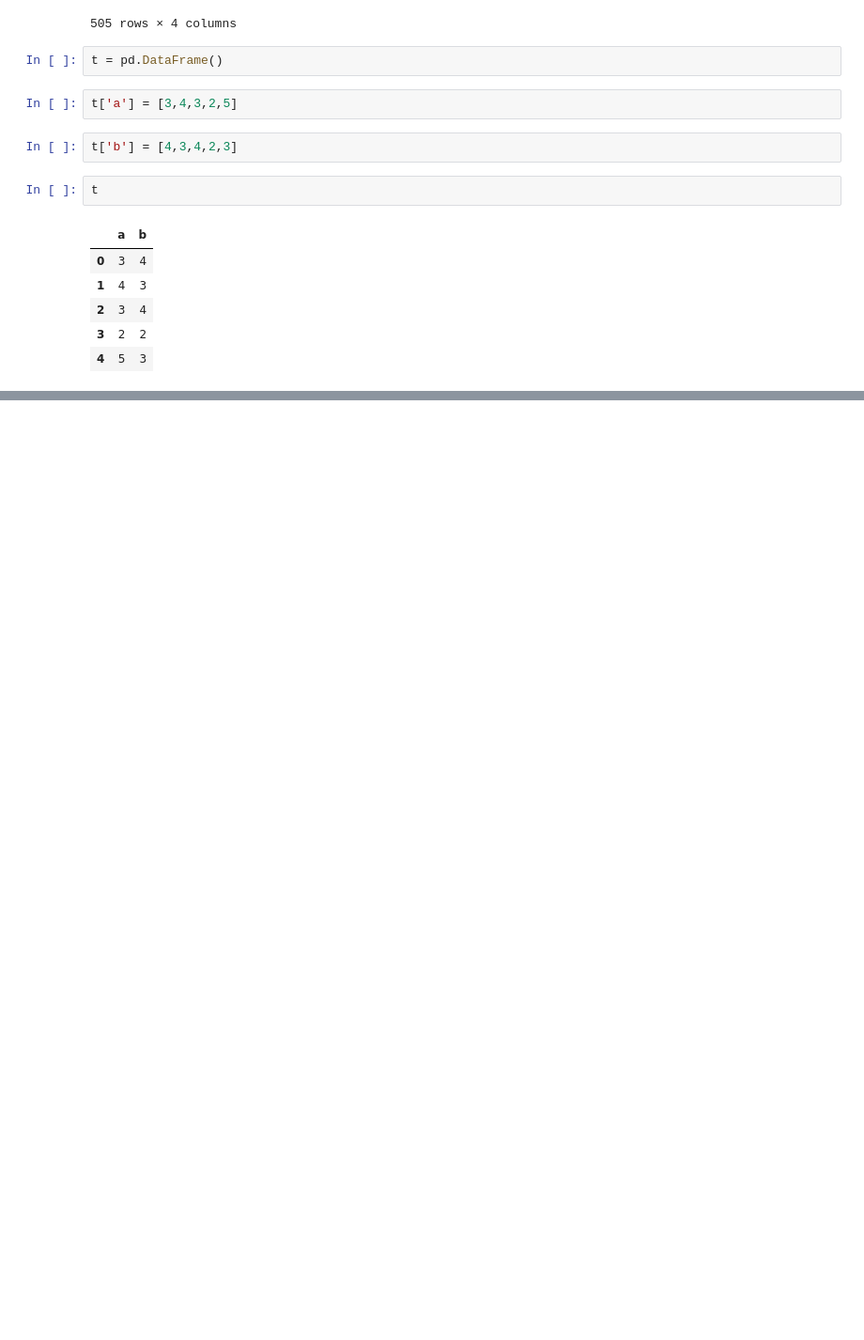
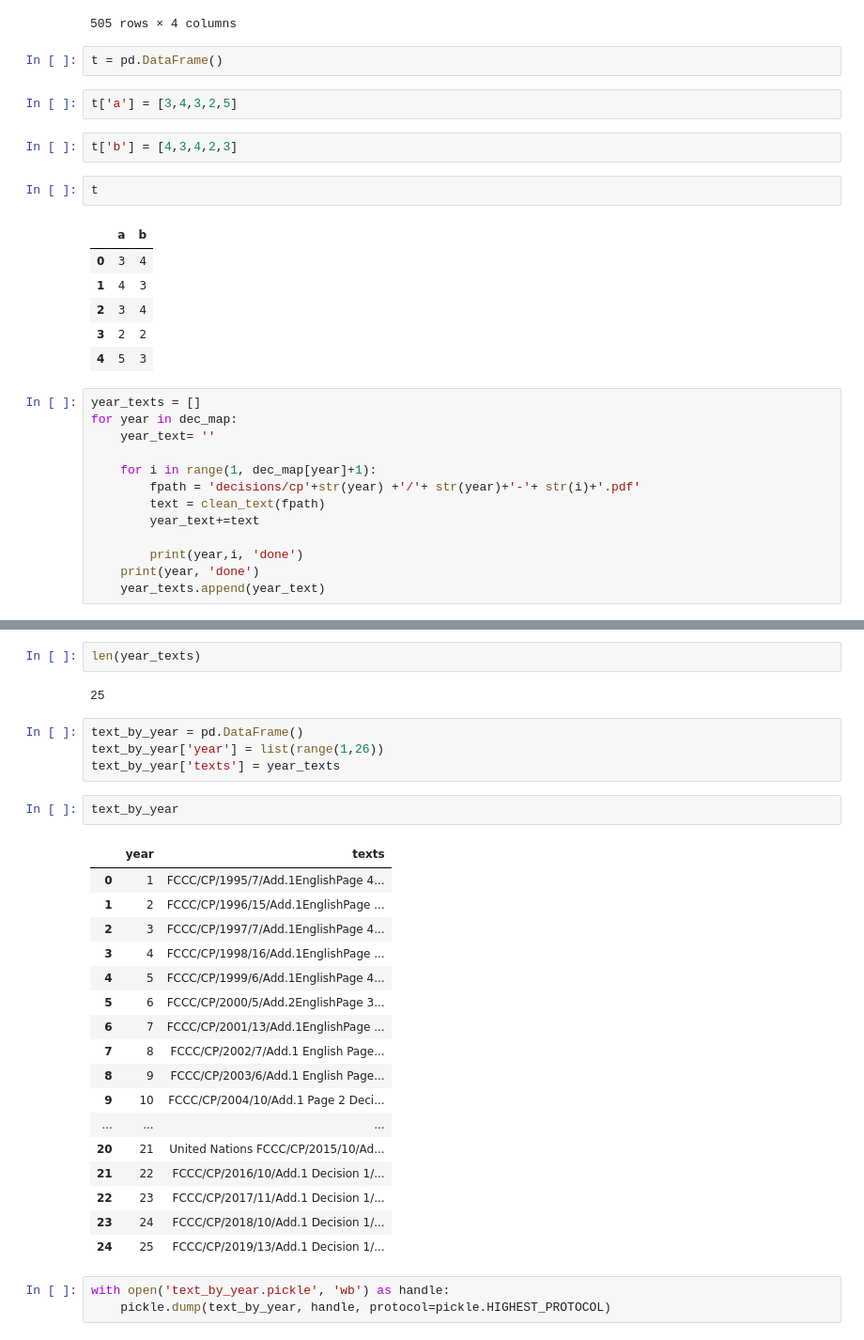
Before and after one commit to chiayunc/Homework-Notebooks, a Jupyter notebook: week-5/getting_data.ipynb, the cells around one changed output, grey strips where cells are left out. Shown at 94% size. Saved outputs shown, nothing was run; the diff lists cells and outputs as text; blank space fills up the shorter version.

Commit message:
add by year

```diff
--- a/week-5/getting_data.ipynb
+++ b/week-5/getting_data.ipynb
@@ -167,3 +167,16 @@ t
 | 2 | 3 | 4 |
 | 3 | 2 | 2 |
 | 4 | 5 | 3 |
+# %%
+year_texts = []
+for year in dec_map:
+    year_text= ''
+
+    for i in range(1, dec_map[year]+1):
+        fpath = 'decisions/cp'+str(year) +'/'+ str(year)+'-'+ str(i)+'.pdf'
+        text = clean_text(fpath)
+        year_text+=text
+
+        print(year,i, 'done')
+    print(year, 'done')
+    year_texts.append(year_text)
@@ -169,0 +201,31 @@ t
+# %%
+len(year_texts)
+# %% [output]
+25
+# %%
+text_by_year = pd.DataFrame()
+text_by_year['year'] = list(range(1,26))
+text_by_year['texts'] = year_texts
+# %%
+text_by_year
+# %% [output]
+|  | year | texts |
+| 0 | 1 | FCCC/CP/1995/7/Add.1EnglishPage 4... |
+| 1 | 2 | FCCC/CP/1996/15/Add.1EnglishPage ... |
+| 2 | 3 | FCCC/CP/1997/7/Add.1EnglishPage 4... |
+| 3 | 4 | FCCC/CP/1998/16/Add.1EnglishPage ... |
+| 4 | 5 | FCCC/CP/1999/6/Add.1EnglishPage 4... |
+| 5 | 6 | FCCC/CP/2000/5/Add.2EnglishPage 3... |
+| 6 | 7 | FCCC/CP/2001/13/Add.1EnglishPage ... |
+| 7 | 8 | FCCC/CP/2002/7/Add.1 English Page... |
+| 8 | 9 | FCCC/CP/2003/6/Add.1 English Page... |
+| 9 | 10 | FCCC/CP/2004/10/Add.1 Page 2 Deci... |
+| ... | ... | ... |
+| 20 | 21 | United Nations FCCC/CP/2015/10/Ad... |
+| 21 | 22 | FCCC/CP/2016/10/Add.1 Decision 1/... |
+| 22 | 23 | FCCC/CP/2017/11/Add.1 Decision 1/... |
+| 23 | 24 | FCCC/CP/2018/10/Add.1 Decision 1/... |
+| 24 | 25 | FCCC/CP/2019/13/Add.1 Decision 1/... |
+# %%
+with open('text_by_year.pickle', 'wb') as handle:
+    pickle.dump(text_by_year, handle, protocol=pickle.HIGHEST_PROTOCOL)
```
Also changed, not shown: parts of 1 cell of this notebook, 2 other files.
